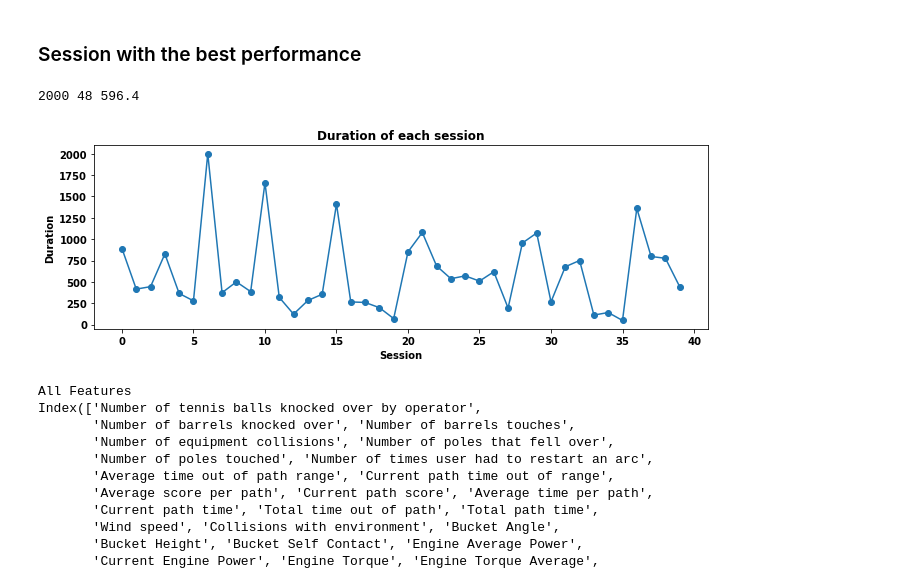
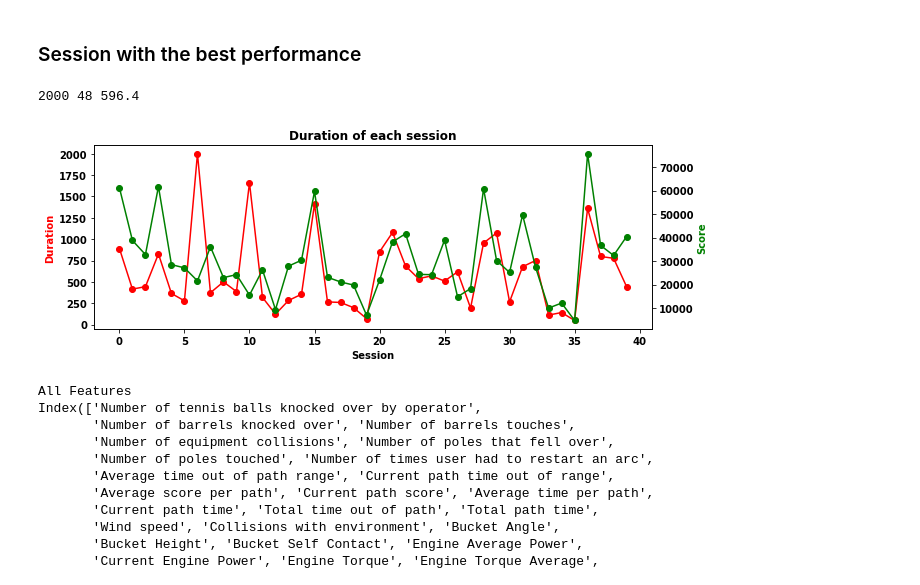
Before and after one commit to pranavAL/InvRL_Auto-Evaluate, a Jupyter notebook: EDA.ipynb, the cells around one changed output. Drawn from its saved outputs; the diff is of its cells as text; code cells hidden in the pictures.

```diff
--- a/EDA.ipynb
+++ b/EDA.ipynb
@@ -63,23 +63,33 @@ data.head()
 def duration_of_session(session : str) -> int:
     duration = data.loc[data["Session id"]==session, "Time Step"]
     return len(duration)
+
+def total_score(session: str):
+    score = data.loc[data['Session id']==session,"Current trainee score at that time"].sum()
+    return score
 # %%
 sessions = data["Session id"].unique()
 # %%
 def session_v_duration_plot():
     all_sessions = [i for i in range(len(sessions))]
     durations = list(map(duration_of_session, sessions))
+    scores = list(map(total_score, sessions))
     print(max(durations), min(durations), mean(durations))
 
+    fig, ax = plt.subplots()
+    ax2 = ax.twinx()
+
     plt.title("Duration of each session", fontweight="bold")
-    plt.xlabel("Session")
-    plt.ylabel("Duration")
-    plt.plot(all_sessions, durations, '-o')
+    ax.set_xlabel("Session")
+    ax.set_ylabel("Duration", color='r')
+    ax2.set_ylabel("Score",color='g')
+    ax.plot(all_sessions, durations, '-ro')
+    ax2.plot(all_sessions, scores, '-go')
 
 session_v_duration_plot()
 # %% [output]
 2000 48 596.4
-[figure, old version]
+[figure, new version]
 # %%
 print("All Features")
 print(data.columns[3:])
```
Also changed, not shown: parts of 5 cells of this notebook, 5 other files.
